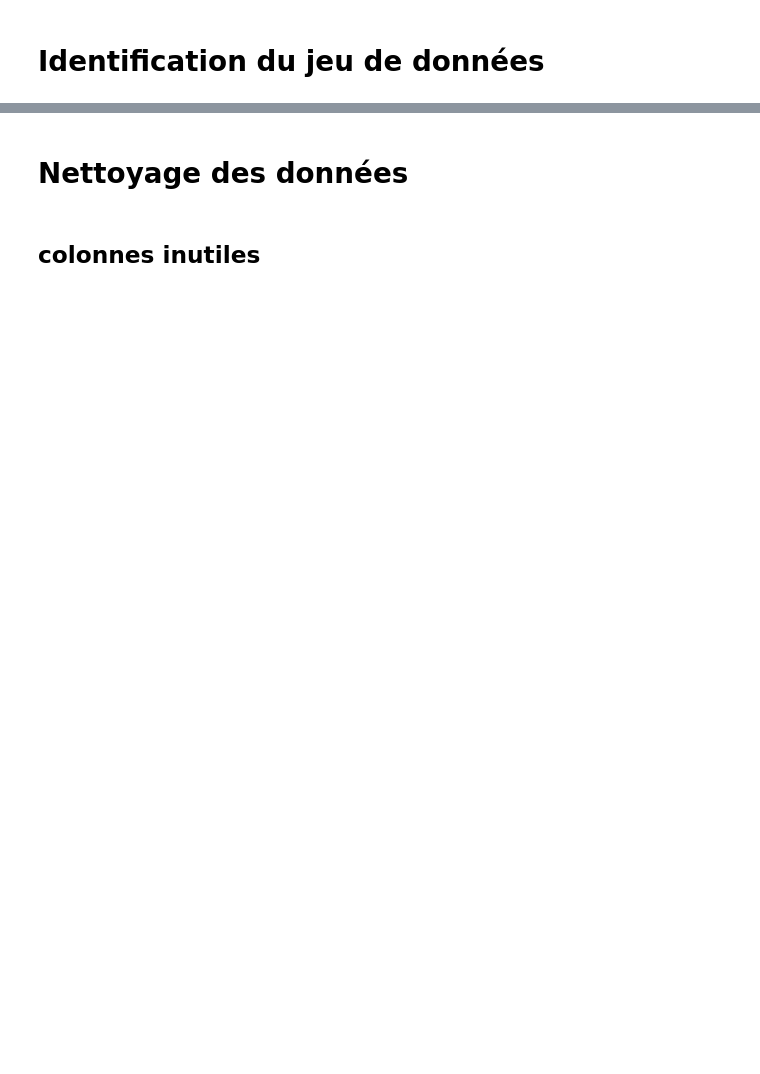
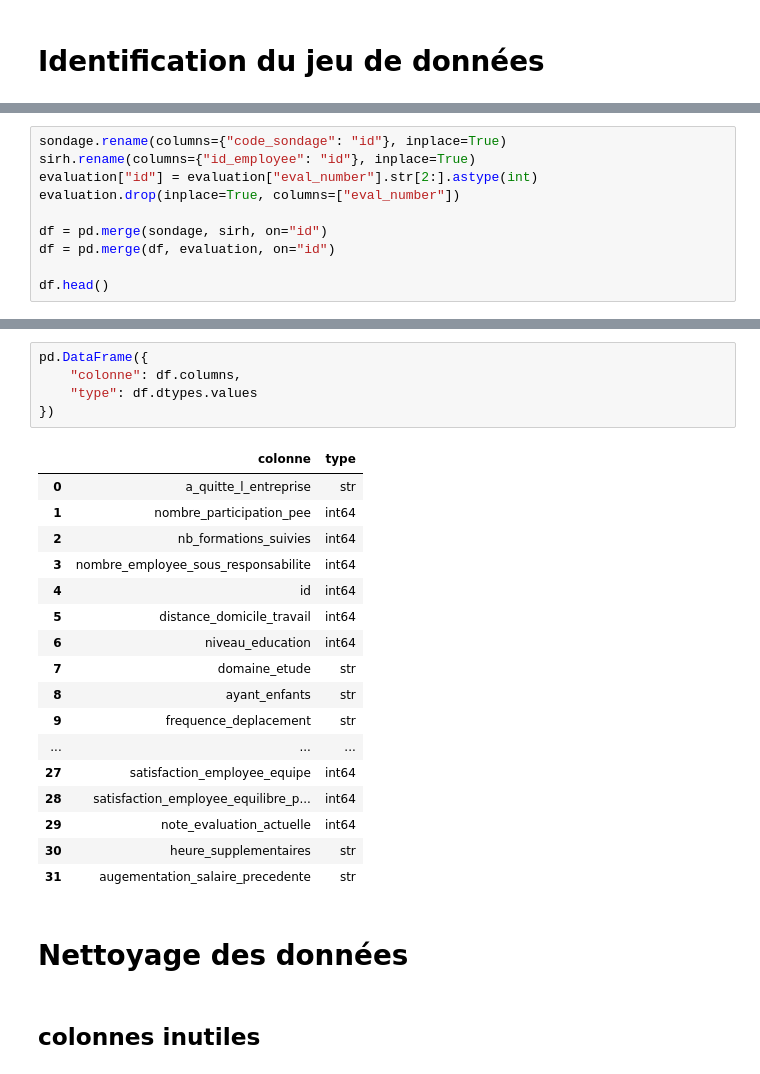
Before and after one commit to Ace4teaM/OCR-NovaTech, a Jupyter notebook: 1.nettoyage.ipynb, the cells around one changed output, grey strips where cells are left out. Saved outputs shown, nothing was run; the diff lists cells and outputs as text; blank space fills up the shorter version.

```diff
--- a/1.nettoyage.ipynb
+++ b/1.nettoyage.ipynb
@@ -117,0 +284,10 @@ sondage = pd.read_csv("extrait_sondage.csv")
+# %%
+sondage.rename(columns={"code_sondage": "id"}, inplace=True)
+sirh.rename(columns={"id_employee": "id"}, inplace=True)
+evaluation["id"] = evaluation["eval_number"].str[2:].astype(int)
+evaluation.drop(inplace=True, columns=["eval_number"])
+
+df = pd.merge(sondage, sirh, on="id")
+df = pd.merge(df, evaluation, on="id")
+
+df.head()
@@ -118,3 +302,26 @@ sondage = pd.read_csv("extrait_sondage.csv")
+# %%
+pd.DataFrame({
+    "colonne": df.columns,
+    "type": df.dtypes.values
+})
+# %% [output]
+|  | colonne | type |
+| 0 | a_quitte_l_entreprise | str |
+| 1 | nombre_participation_pee | int64 |
+| 2 | nb_formations_suivies | int64 |
+| 3 | nombre_employee_sous_responsabilite | int64 |
+| 4 | id | int64 |
+| 5 | distance_domicile_travail | int64 |
+| 6 | niveau_education | int64 |
+| 7 | domaine_etude | str |
+| 8 | ayant_enfants | str |
+| 9 | frequence_deplacement | str |
+| ... | ... | ... |
+| 27 | satisfaction_employee_equipe | int64 |
+| 28 | satisfaction_employee_equilibre_p... | int64 |
+| 29 | note_evaluation_actuelle | int64 |
+| 30 | heure_supplementaires | str |
+| 31 | augementation_salaire_precedente | str |
 # %% [markdown]
 # Nettoyage des données
 # %% [markdown]
```
Also changed, not shown: parts of 28 cells of this notebook, 4 other files.
